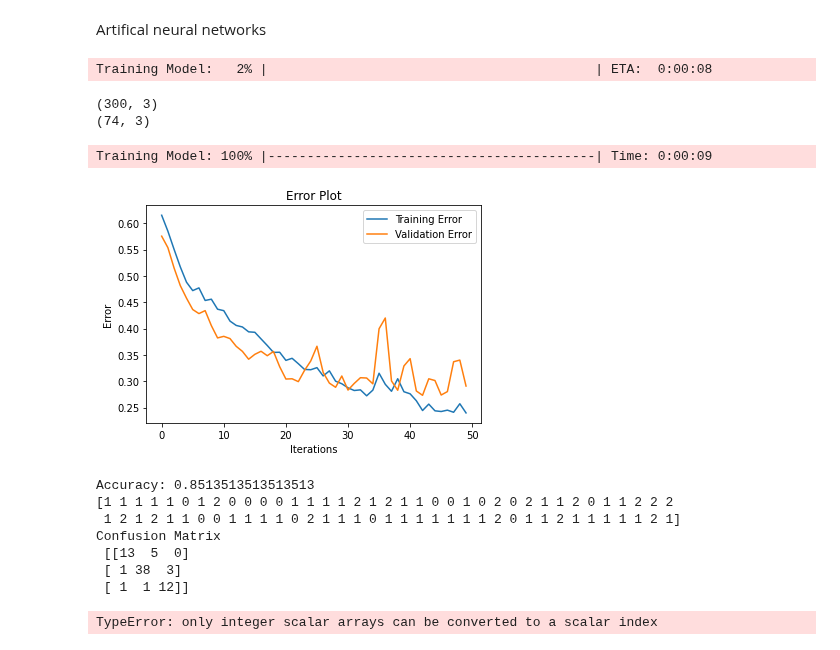
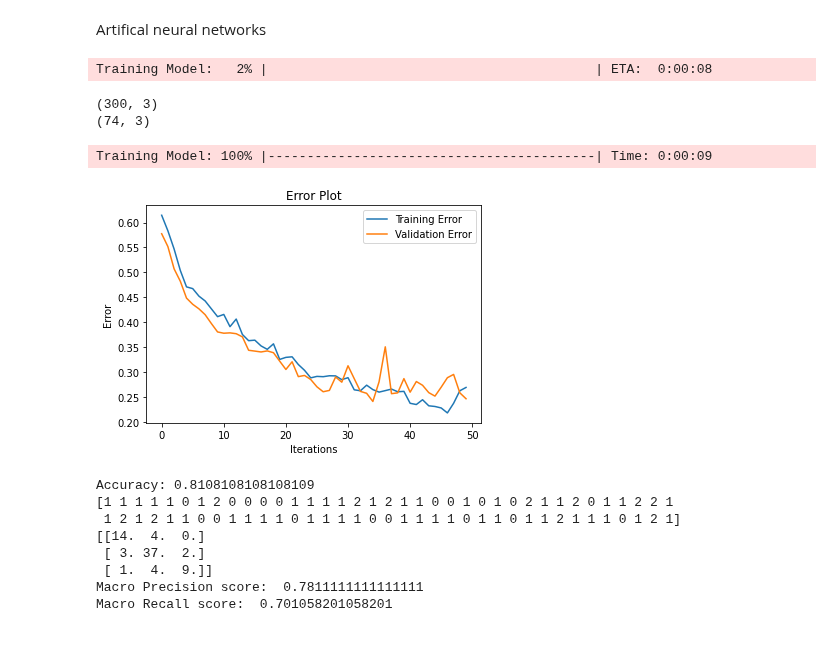
Before and after one commit to RamyaReddyKoppula/PPP, a Jupyter notebook: SFE.ipynb, the cells around one changed output. Drawn from its saved outputs; the diff is of its cells as text; code cells hidden in the pictures.

```diff
--- a/SFE.ipynb
+++ b/SFE.ipynb
@@ -1653,90 +1601,47 @@ def main():
     #print ()
     #clf.summary(name="MLP")
 
     train_err, val_err = clf.fit(train_x, y_train, n_epochs=50, batch_size=10)
 
     # Training and validation error plot
     n = len(train_err)
     training, = plt.plot(range(n), train_err, label="Training Error")
     validation, = plt.plot(range(n), val_err, label="Validation Error")
     plt.legend(handles=[training, validation])
     plt.title("Error Plot")
     plt.ylabel('Error')
     plt.xlabel('Iterations')
     plt.show()
 
     _, accuracy = clf.test_on_batch(test_x, y_test)
     print ("Accuracy:", accuracy)
 
     # Reduce dimension to 2D using PCA and plot the results
     y_pred = np.argmax(clf.predict(test_x), axis=1)
     print(y_pred)
     #Plot().plot_in_2d(X_test, y_pred, title="Multilayer Perceptron", accuracy=accuracy, legend_labels=range(10))
-    from sklearn.metrics import confusion_matrix
-    cm_svc = confusion_matrix(test_y, y_pred)
-    print("Confusion Matrix \n",confusion_matrix(test_y,y_pred),"\n")
-    # hr=np.true_divide(cm_svc,74)*100
-    # print(hr)
+    cm_ann=comp_confmat(test_y, y_pred)
+    print(cm_ann)
+
+    PMA_NN=precision_macro_average(cm_rf)
+    print("Macro Precision score: ",PMA_NN)
+
+    RMA_NN=recall_macro_average(cm_rf)
+    print("Macro Recall score: ",RMA_NN)
 
 if __name__ == "__main__":
    main()
 # %% [output]
 Training Model:   2% |                                          | ETA:  0:00:08
 (300, 3)
 (74, 3)
 Training Model: 100% |------------------------------------------| Time: 0:00:09
-[figure, old version]
+[figure, new version]
-Accuracy: 0.8513513513513513
-[1 1 1 1 1 0 1 2 0 0 0 0 1 1 1 1 2 1 2 1 1 0 0 1 0 2 0 2 1 1 2 0 1 1 2 2 2
- 1 2 1 2 1 1 0 0 1 1 1 1 0 2 1 1 1 0 1 1 1 1 1 1 1 2 0 1 1 2 1 1 1 1 1 2 1]
-Confusion Matrix
- [[13  5  0]
- [ 1 38  3]
- [ 1  1 12]]
+Accuracy: 0.8108108108108109
+[1 1 1 1 1 0 1 2 0 0 0 0 1 1 1 1 2 1 2 1 1 0 0 1 0 1 0 2 1 1 2 0 1 1 2 2 1
+ 1 2 1 2 1 1 0 0 1 1 1 1 0 1 1 1 1 0 0 1 1 1 1 0 1 1 0 1 1 2 1 1 1 0 1 2 1]
+[[14.  4.  0.]
+ [ 3. 37.  2.]
+ [ 1.  4.  9.]]
+Macro Precision score:  0.7811111111111111
+Macro Recall score:  0.701058201058201
-# %%
-def bval(D, r, s):
-    n = D.shape[0]
-    total_r = np.sum(D[:,s] ** 2)
-    total_s = np.sum(D[r,:] ** 2)
-    total = np.sum(D ** 2)
-    val = (D[r,s] ** 2) - (float(total_r) / float(n)) - (float(total_s) / float(n)) + (float(total) / float(n * n))
-    return -0.5 * val
-
-def main():
-    n = data_SFE; m = 2
-    Y = np.random.rand(n, m)
-    D = np.zeros((n, n), dtype=complex)
-    for i in range(0, n):
-        for j in range(0, n):
-            D[i, j] = np.linalg.norm(Y[i] - Y[j])
-            B = np.zeros((n, n), dtype=complex)
-    for i in range(0, n):
-        for j in range(0, n):
-            B[i,j] = bval(D, i, j)
-    print ("\nB matix")
-    print (B)
-    g, U = np.linalg.eig(B)
-    idx = g.argsort()[::-1]
-    g = g[idx]
-    U = U[:,idx]
-    print ("Eigenvalues =", g)
-    G = np.diag(np.sqrt(g))
-    X = np.dot(U.T, G)
-    print( "\nMatrix X")
-    print( X)
-    error = 0.0
-    total = 0
-    for i in range(0, n):
-        for j in range(i+1, n):
-            error += (np.linalg.norm(X[i] - X[j]) - D[i, j]) ** 2
-            total += 1
-    print ("RMSE =", np.sqrt(error / float(total)))
-    plt.plot(X[:,0], X[:,1], 'bo', markersize=14)
-    plt.plot(Y[:,0], Y[:,1], 'ro', markersize=14)
-    plt.show()
-    pass
-
-if __name__ == '__main__':
-    main()
-# %% [output]
-TypeError: only integer scalar arrays can be converted to a scalar index
```
Also changed, not shown: parts of 6 cells of this notebook, 5 other files.
